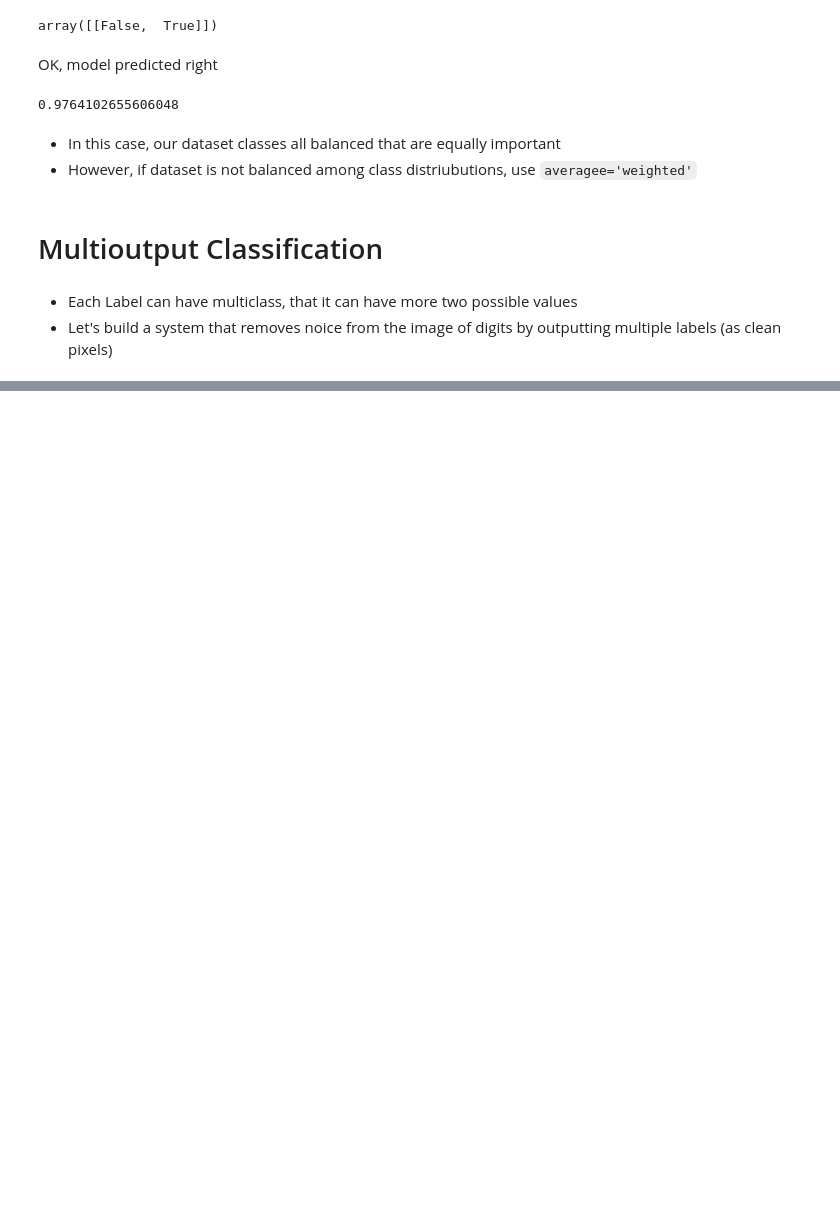
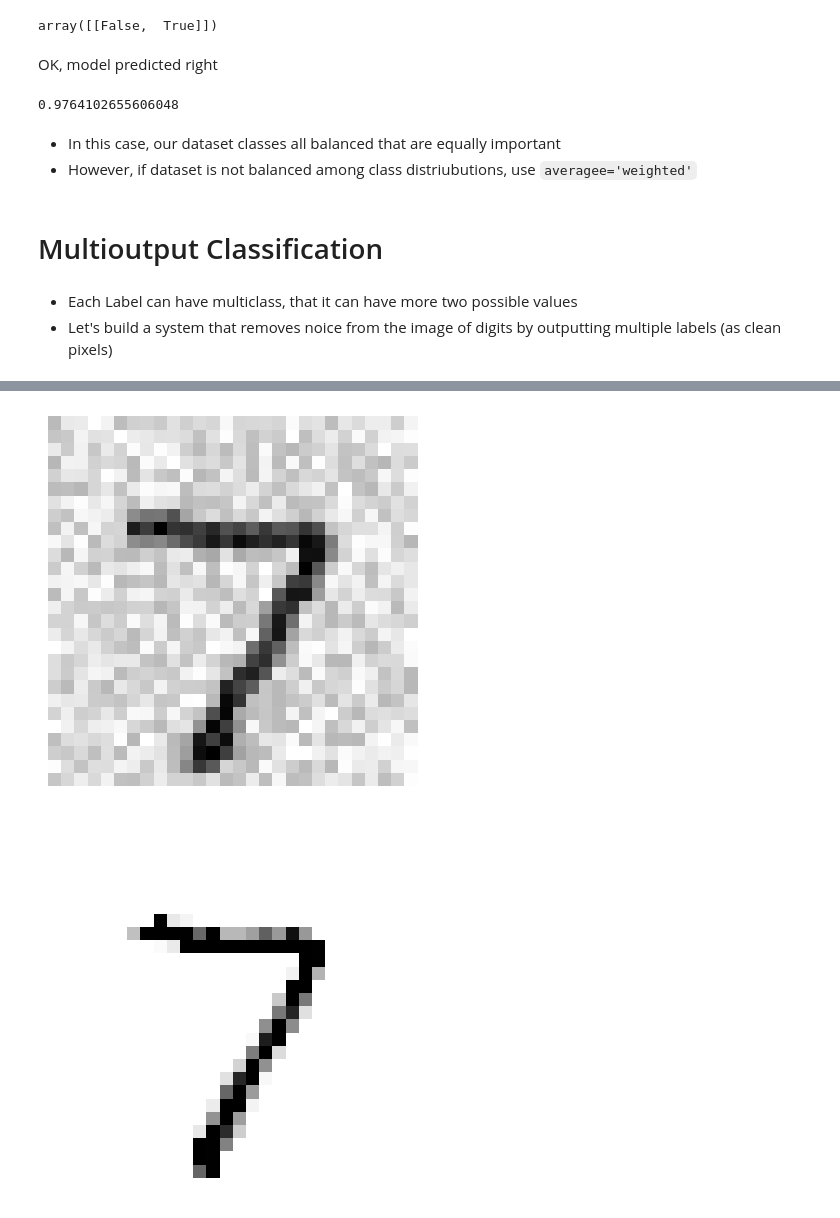
Before and after one commit to yusufjonc07/ML, a Jupyter notebook: notebooks/ClfMNIST.ipynb, the cells around one changed output, grey strips where cells are left out. Saved outputs shown, nothing was run; the diff lists cells and outputs as text; code cells hidden in the pictures; blank space fills up the shorter version.

```diff
--- a/notebooks/ClfMNIST.ipynb
+++ b/notebooks/ClfMNIST.ipynb
@@ -571,0 +572,10 @@ array([[42, 67, 27, ..., 95, 40, 67],
+# %%
+knn_clf.fit(X_train_noisy, y_train_clean)
+clean_digit = knn_clf.predict([X_test_noisy[0]])
+plot_digit(X_test_noisy[0])
+plt.show()
+plot_digit(clean_digit)
+plt.show()
+# %% [output]
+[figure, added]
+[figure, added]
```
Also changed, not shown: parts of 1 cell of this notebook.
